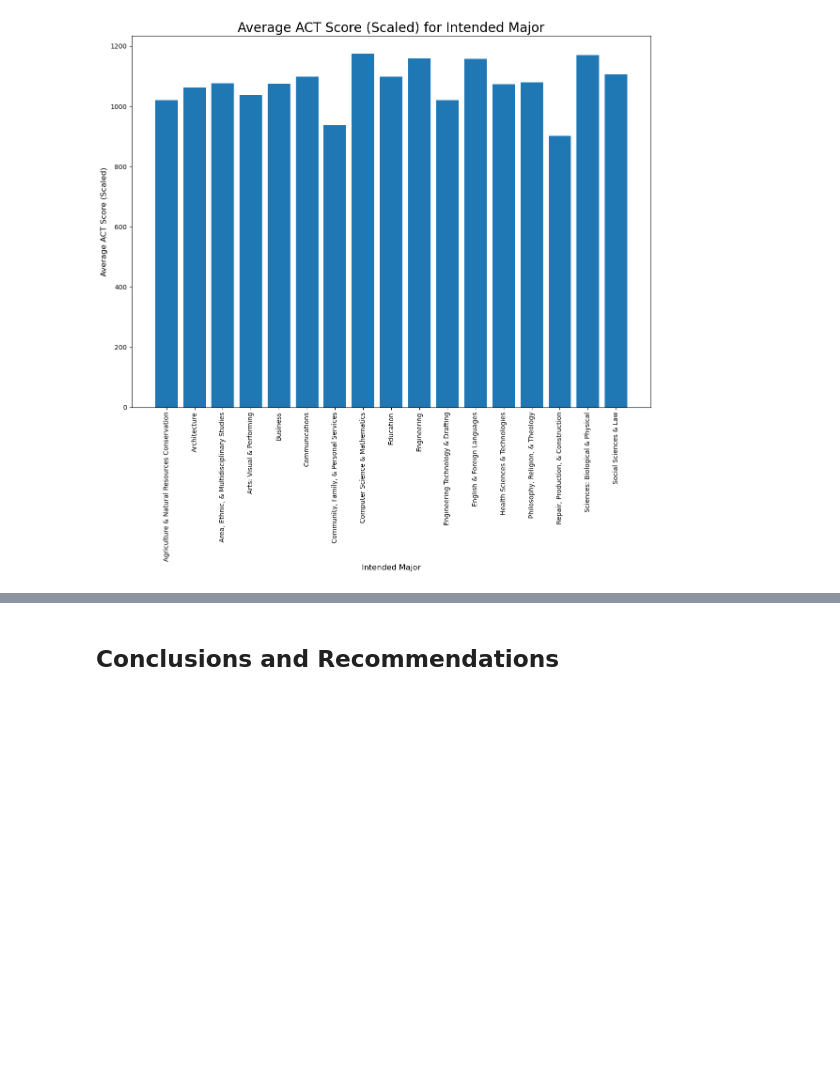
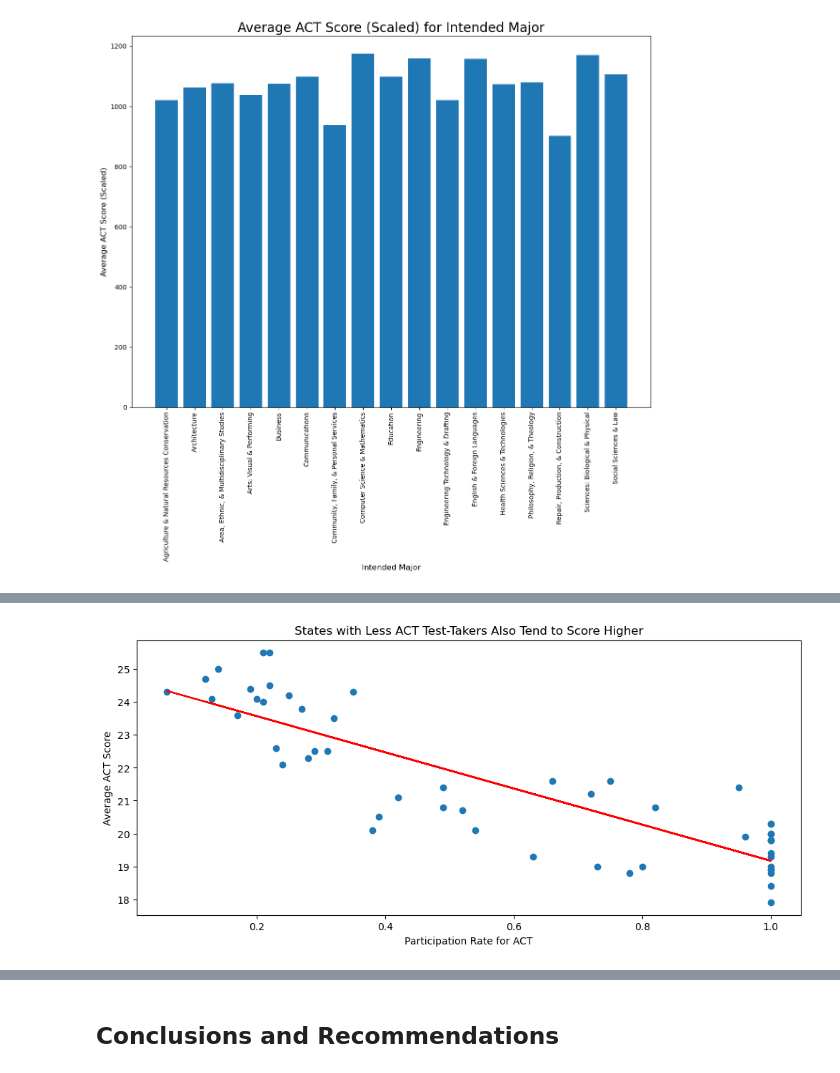
Before and after one commit to jlu7922/Standardized-Test-Analysis, a Jupyter notebook: code/starter-code-Jason.ipynb, the cells around one changed output, grey strips where cells are left out. Saved outputs shown, nothing was run; the diff lists cells and outputs as text; code cells hidden in the pictures; blank space fills up the shorter version.

```diff
--- a/code/starter-code-Jason.ipynb
+++ b/code/starter-code-Jason.ipynb
@@ -764,0 +884,22 @@ plt.show();
+# %%
+plt.figure(figsize=(12,5))
+
+plt.scatter(act_2019['Participation'],
+            act_2019['Avg ACT Score'])
+
+# Creating a trendline, found on https://www.statology.org/matplotlib-trendline/
+x = act_2019['Participation']
+y = act_2019['Avg ACT Score']
+z = np.polyfit(x, y, 1)
+p = np.poly1d(z)
+plt.plot(x, p(x), color = 'red')
+
+
+plt.title('States with Less ACT Test-Takers Also Tend to Score Higher')
+
+
+
+plt.xlabel('Participation Rate for ACT')
+plt.ylabel('Average ACT Score');
+# %% [output]
+[figure, added]
```
Also changed, not shown: parts of 41 cells of this notebook, 1 other file.
